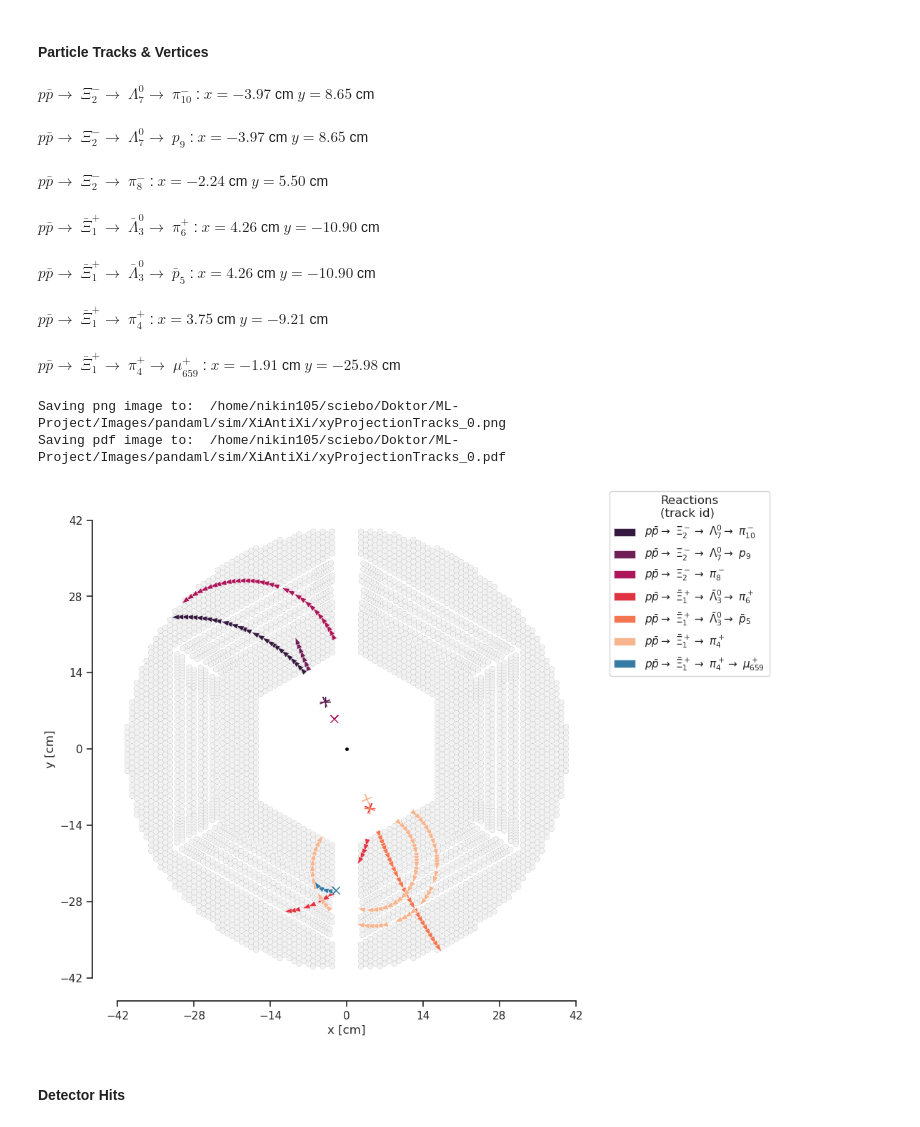
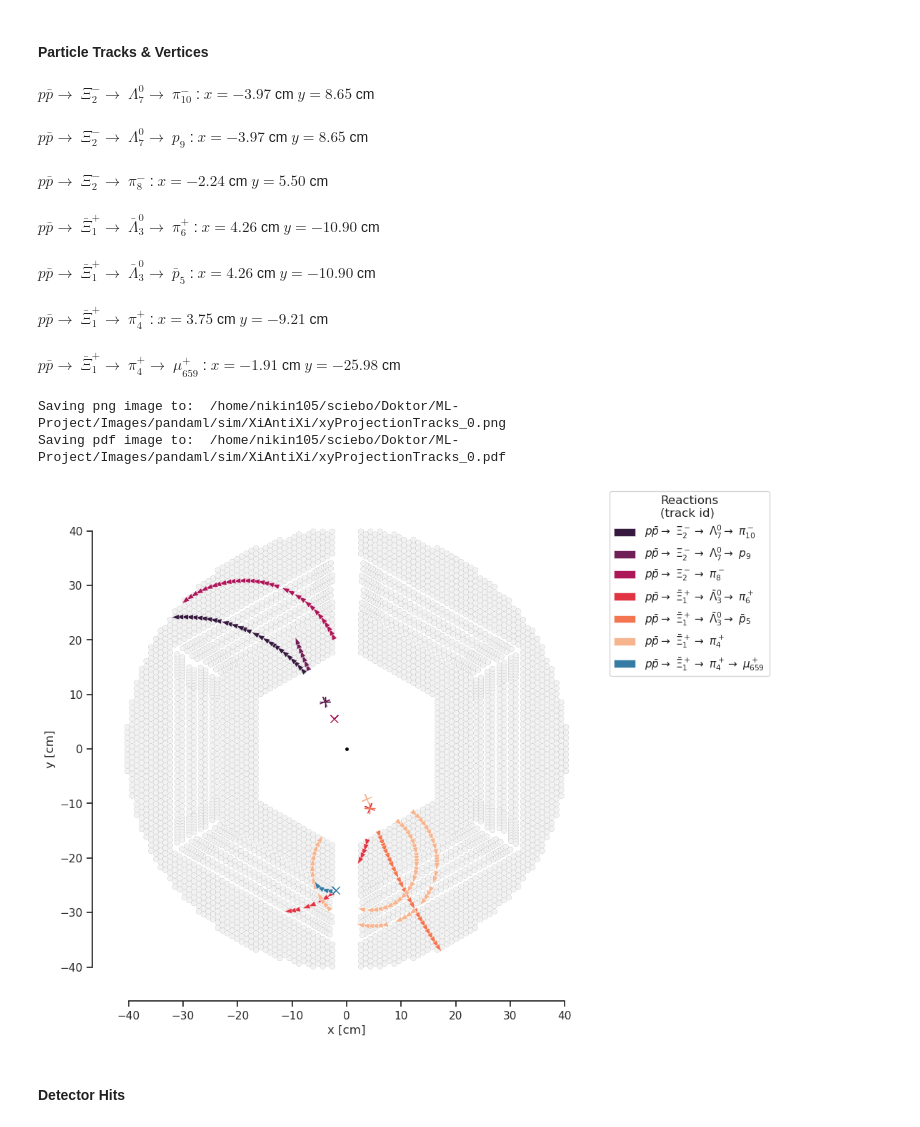
Before and after one commit to fairtrkx/pandaml, a Jupyter notebook: visualization/notebooks/plotSim.ipynb, the cells around one changed output. Drawn from its saved outputs; the diff is of its cells as text; code cells hidden in the pictures.

```diff
--- a/visualization/notebooks/plotSim.ipynb
+++ b/visualization/notebooks/plotSim.ipynb
@@ -144,7 +144,7 @@ def getProcess(trackID, pdgID, motherID, secondMotherID, maxReactionDepth = np.i
 		pdgID (array): List with the PDG IDs of the particles
 		motherID (array): List with the mother particle IDs (mother particles of the secondary particles)
 		secondMotherID (array): List with the second mother particle IDs (mother particles of the primary particles)
-		maxReactionDepth (int, optional): maximal number of contibution particles. Defaults to np.inf.
+		maxReactionDepth (int, optional): maximal number of contribution particles. Defaults to np.inf.
 
 	Returns:
 		string: Latex formatted string of the reaction chain
@@ -714,48 +736,40 @@ for trackID in xPointsPerTrack:
            		  lw=0.4, edgecolor='white', headwidth=3.5, headlength=5, headaxislength=5, minlength=0.001, units='xy', scale=0.7,
            	      color=secondaryColors[secondaryTrackNum], label=trackLabel)
 		secondaryTrackNum += 1
-
 	display(Latex(f"{trackLabel}: $x = {mcTrack_vertex_x[trackID]:.2f}$ cm  $y = {mcTrack_vertex_y[trackID]:.2f}$ cm"))
 
 # Set the axis labels and limits
 ax.set_xlabel("x [cm]")
 ax.set_ylabel("y [cm]")
-
-# Set the ticks positions to match the data range
-x_ticks = np.linspace(-42, 42, num=7)
-y_ticks = np.linspace(-42, 42, num=7)
-ax.set_xticks(x_ticks)
-ax.set_yticks(y_ticks)
-ax.tick_params(length=6,width=1.2)
 
 # Set the aspect ratio to be equal
 ax.set_aspect('equal')
 
 # Remove the top and right spines
 sns.despine(fig=fig, ax=ax, offset=10, trim=True)
 
 fig.tight_layout()
 
 fig.legend(title="Reactions\n(track id)", loc="upper left", bbox_to_anchor=(1, 1))
 
 imgPath = imagePath + "/xyProjectionTracks_" + str(eventNumber)
 
 print("Saving png image to: ", imgPath+".png")
 plt.savefig(imgPath+".png", dpi=300, bbox_inches='tight')
 
 print("Saving pdf image to: ", imgPath+".pdf")
 plt.savefig(imgPath+".pdf", dpi=300, bbox_inches='tight')
 # %% [output]
 $ p\bar{p}\to $ $ \Xi^-_{2} \to $ $ \Lambda^0_{7} \to $ $ \pi^-_{10} $ : $x = -3.97$ cm  $y = 8.65$ cm
 $ p\bar{p}\to $ $ \Xi^-_{2} \to $ $ \Lambda^0_{7} \to $ $ p_{9} $ : $x = -3.97$ cm  $y = 8.65$ cm
 $ p\bar{p}\to $ $ \Xi^-_{2} \to $ $ \pi^-_{8} $ : $x = -2.24$ cm  $y = 5.50$ cm
 $ p\bar{p}\to $ $ \bar{\Xi}^+_{1} \to $ $ \bar{\Lambda}^0_{3} \to $ $ \pi^+_{6} $ : $x = 4.26$ cm  $y = -10.90$ cm
 $ p\bar{p}\to $ $ \bar{\Xi}^+_{1} \to $ $ \bar{\Lambda}^0_{3} \to $ $ \bar{p}_{5} $ : $x = 4.26$ cm  $y = -10.90$ cm
 $ p\bar{p}\to $ $ \bar{\Xi}^+_{1} \to $ $ \pi^+_{4} $ : $x = 3.75$ cm  $y = -9.21$ cm
 $ p\bar{p}\to $ $ \bar{\Xi}^+_{1} \to $ $ \pi^+_{4} \to $ $ \mu^+_{659} $ : $x = -1.91$ cm  $y = -25.98$ cm
 Saving png image to:  /home/nikin105/sciebo/Doktor/ML-Project/Images/pandaml/sim/XiAntiXi/xyProjectionTracks_0.png
 Saving pdf image to:  /home/nikin105/sciebo/Doktor/ML-Project/Images/pandaml/sim/XiAntiXi/xyProjectionTracks_0.pdf
-[figure, old version]
+[figure, new version]
 # %% [markdown]
 #### Detector Hits
 # %%
```
Also changed, not shown: parts of 5 cells of this notebook, 5 other files.
